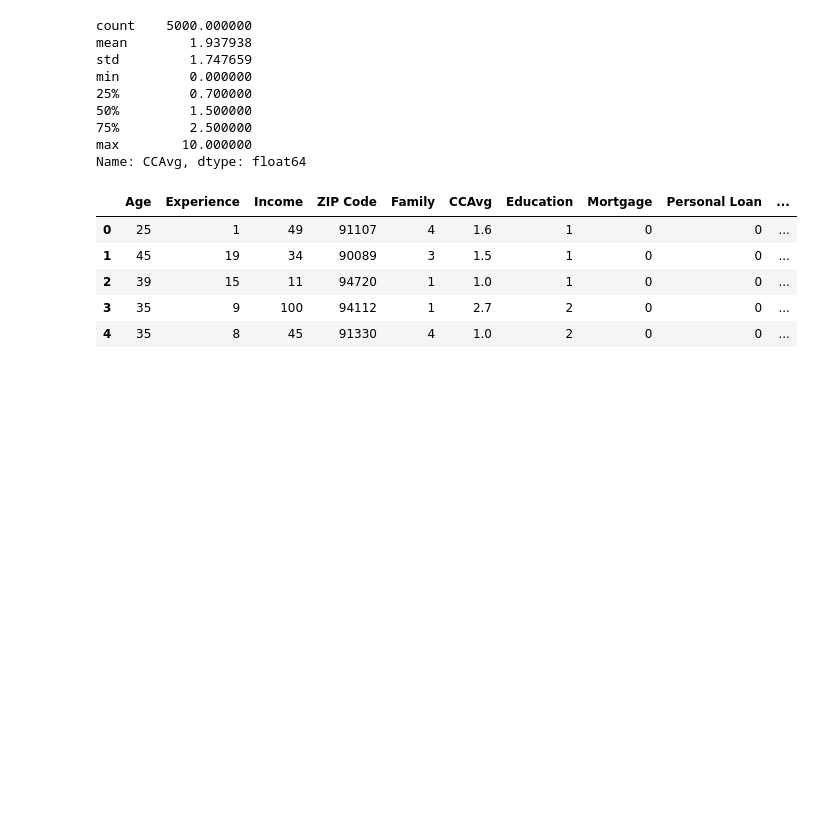
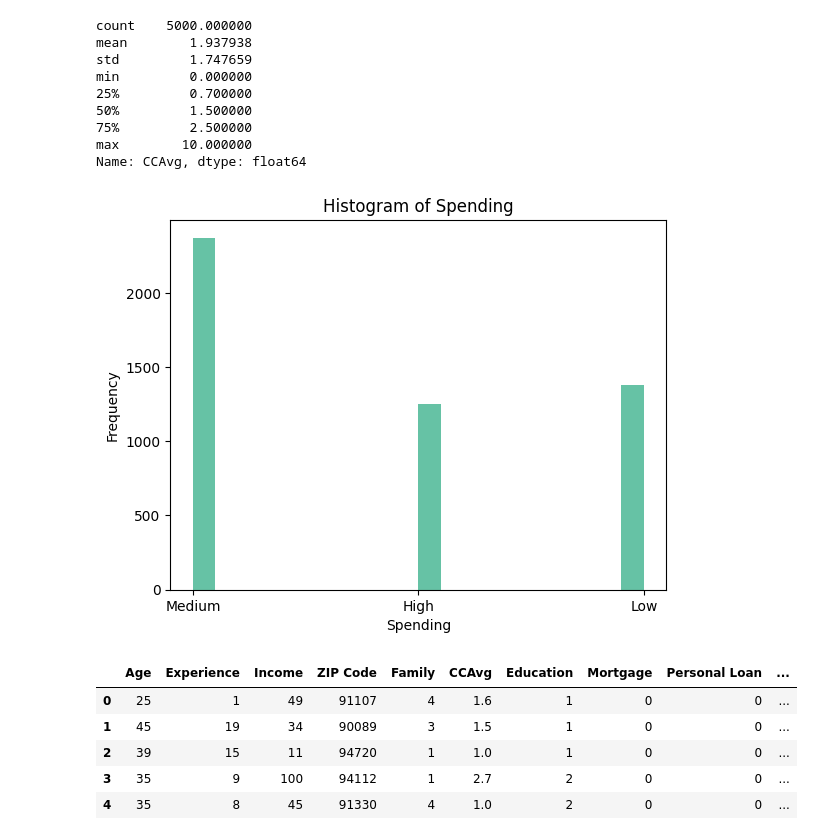
Before and after one commit to szm7/AML, a Jupyter notebook: DecisionTree.ipynb, the cells around one changed output. Cells and saved outputs as stored; diff of their text form; code cells hidden in the pictures; blank space fills up the shorter version.

```diff
--- a/DecisionTree.ipynb
+++ b/DecisionTree.ipynb
@@ -116,6 +138,14 @@ Name: CCAvg, dtype: float64
 data["Spending_group"] = pd.cut( x=data["CCAvg"], bins=[0.00000, 0.70000, 2.50000, 10.00000],
     labels=["Low", "Medium", "High"],include_lowest=True ,
 )
+# %%
+plt.hist(data['Spending_group'],bins=20)
+plt.xlabel('Spending')
+plt.ylabel('Frequency')
+plt.title('Histogram of Spending')
+plt.show()
+# %% [output]
+[figure, added]
 # %%
 data.head()
 # %% [output]
```
Also changed, not shown: parts of 3 cells of this notebook.
